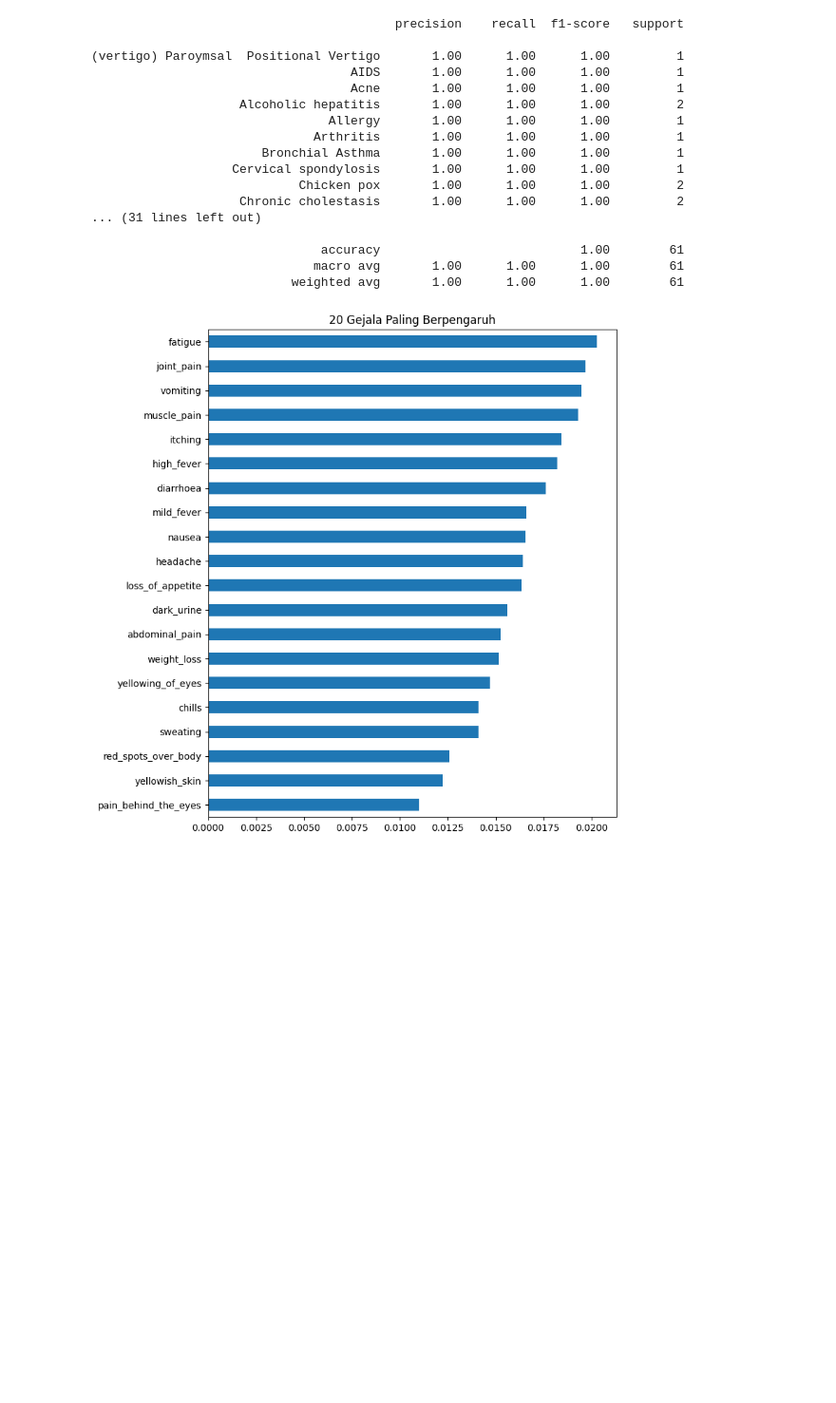
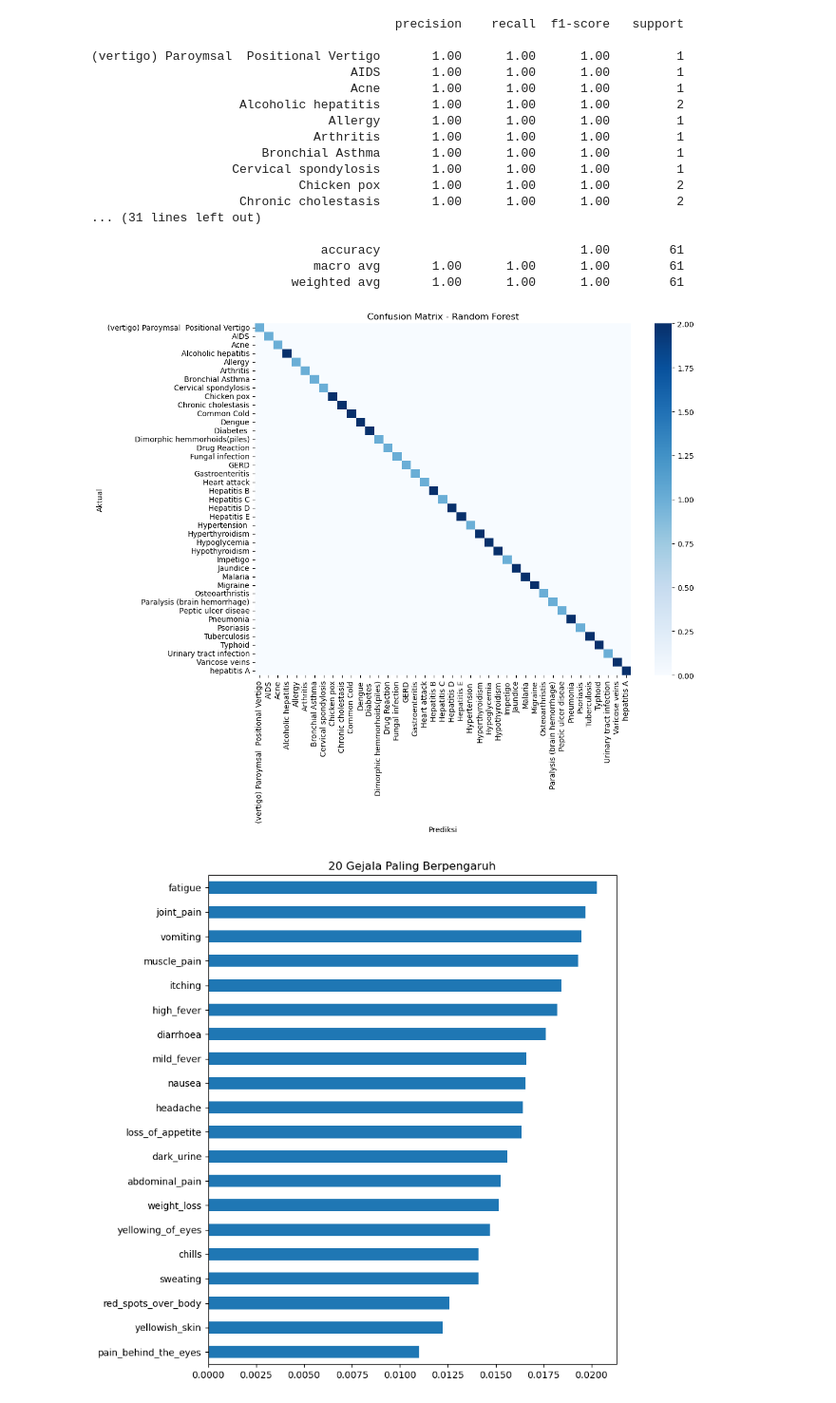
Before and after one commit to jasonalexander-png/Disease-Detector, a Jupyter notebook: notebooks/eda_modelling.ipynb, the cells around one changed output. Shown at 95% size. Cells and saved outputs as stored; diff of their text form; code cells hidden in the pictures; blank space fills up the shorter version.

```diff
--- a/notebooks/eda_modelling.ipynb
+++ b/notebooks/eda_modelling.ipynb
@@ -279,4 +311,17 @@ print(classification_report(y_test, y_pred, labels=labels_present, target_names=
                                accuracy                           1.00        61
                               macro avg       1.00      1.00      1.00        61
                            weighted avg       1.00      1.00      1.00        61
+# %%
+from sklearn.metrics import confusion_matrix
+
+cm = confusion_matrix(y_test, y_pred, labels=labels_present)
+plt.figure(figsize=(12,10))
+sns.heatmap(cm, cmap="Blues", xticklabels=target_names, yticklabels=target_names)
+plt.title("Confusion Matrix - " + best_model_name)
+plt.xlabel("Prediksi")
+plt.ylabel("Aktual")
+plt.tight_layout()
+plt.show()
+# %% [output]
+[figure, added]
 # %%
```
Also changed, not shown: parts of 21 cells of this notebook.
